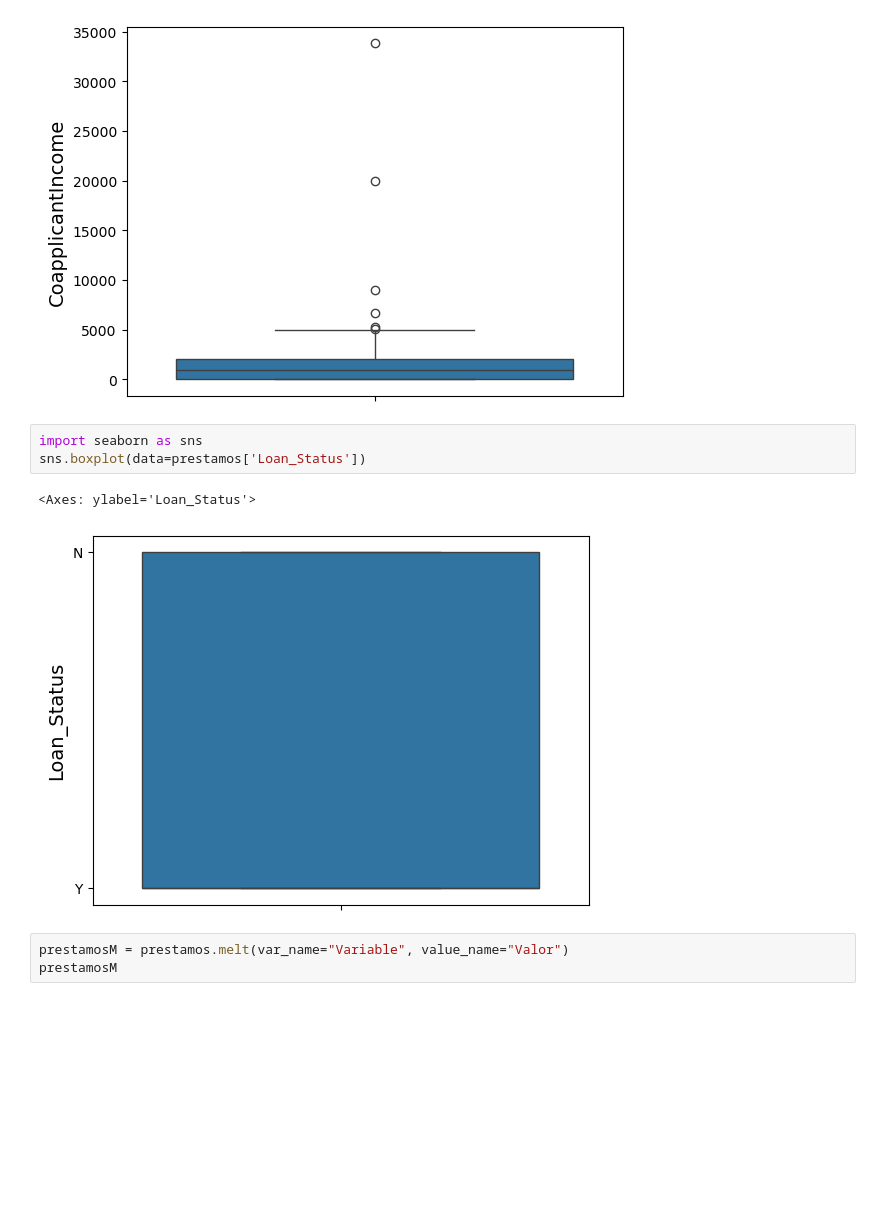
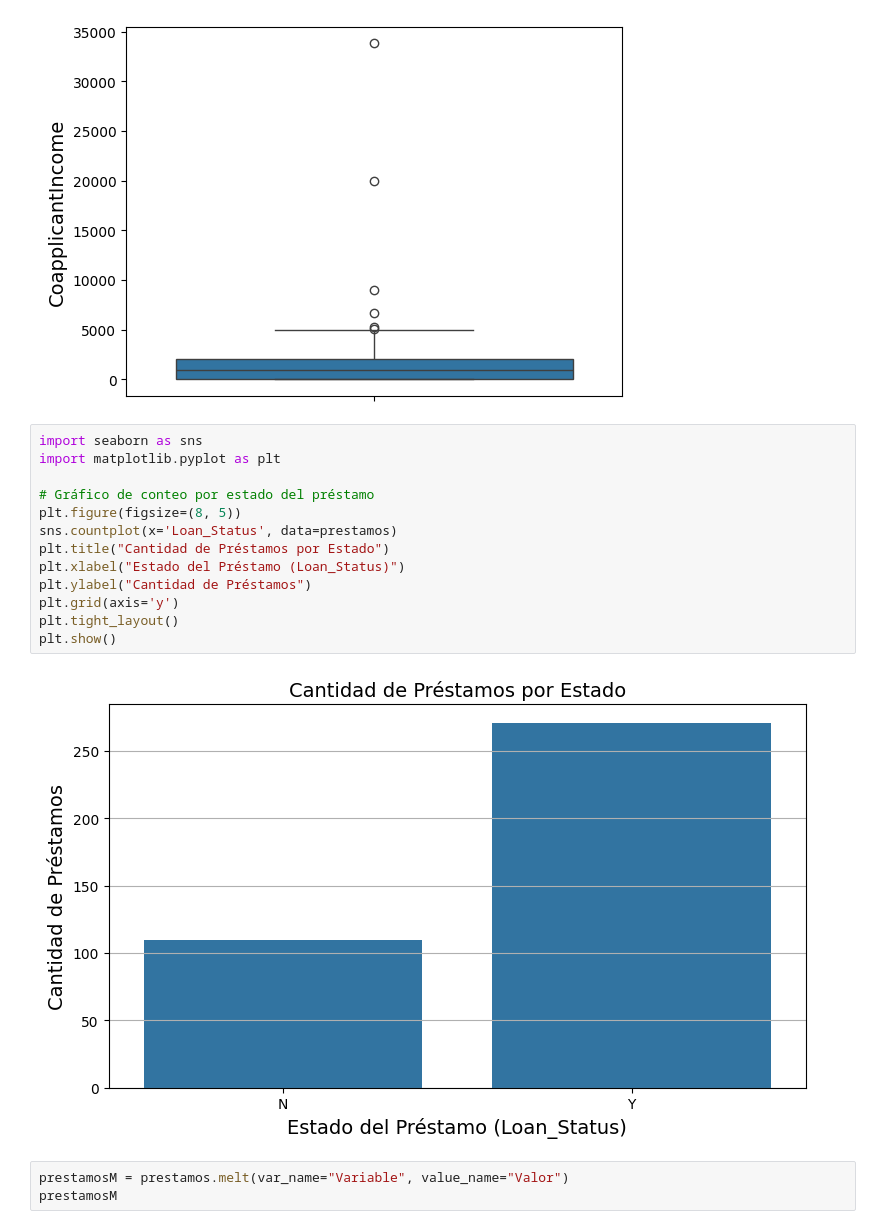
Before and after one commit to LuisDavid01/notebook-proyecto-big-data, a Jupyter notebook: SC-707_G7_Propuesta de proyecto.ipynb, the cells around one changed output. Cells and saved outputs as stored; diff of their text form; blank space fills up the shorter version.

```diff
--- a/SC-707_G7_Propuesta de proyecto.ipynb
+++ b/SC-707_G7_Propuesta de proyecto.ipynb
@@ -168,10 +165,19 @@ sns.boxplot(data=prestamos['CoapplicantIncome'])
 [figure]
 # %%
 import seaborn as sns
-sns.boxplot(data=prestamos['Loan_Status'])
+import matplotlib.pyplot as plt
+
+# Gráfico de conteo por estado del préstamo
+plt.figure(figsize=(8, 5))
+sns.countplot(x='Loan_Status', data=prestamos)
+plt.title("Cantidad de Préstamos por Estado")
+plt.xlabel("Estado del Préstamo (Loan_Status)")
+plt.ylabel("Cantidad de Préstamos")
+plt.grid(axis='y')
+plt.tight_layout()
+plt.show()
 # %% [output]
-<Axes: ylabel='Loan_Status'>
-[figure, old version]
+[figure, new version]
 # %%
 prestamosM = prestamos.melt(var_name="Variable", value_name="Valor")
 prestamosM
```
Also changed, not shown: parts of 2 cells of this notebook.
